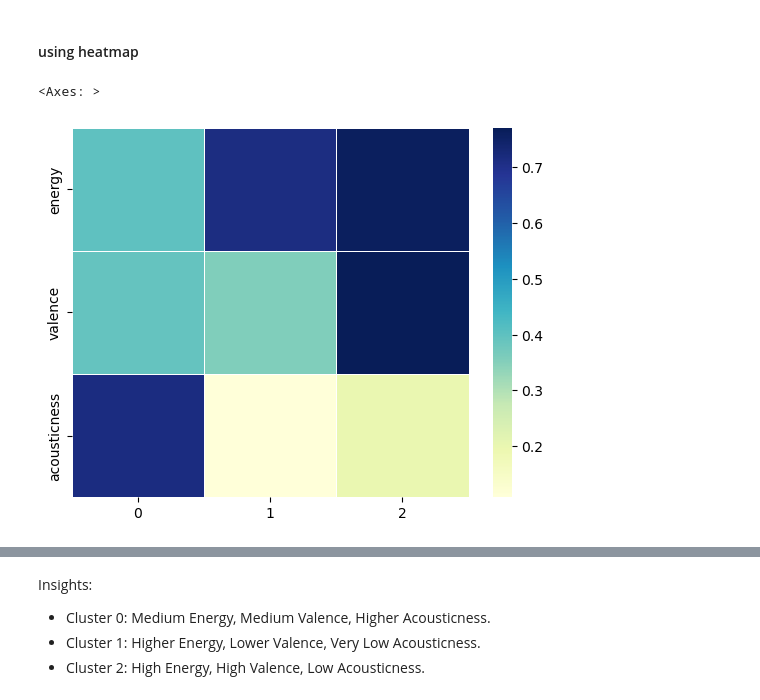
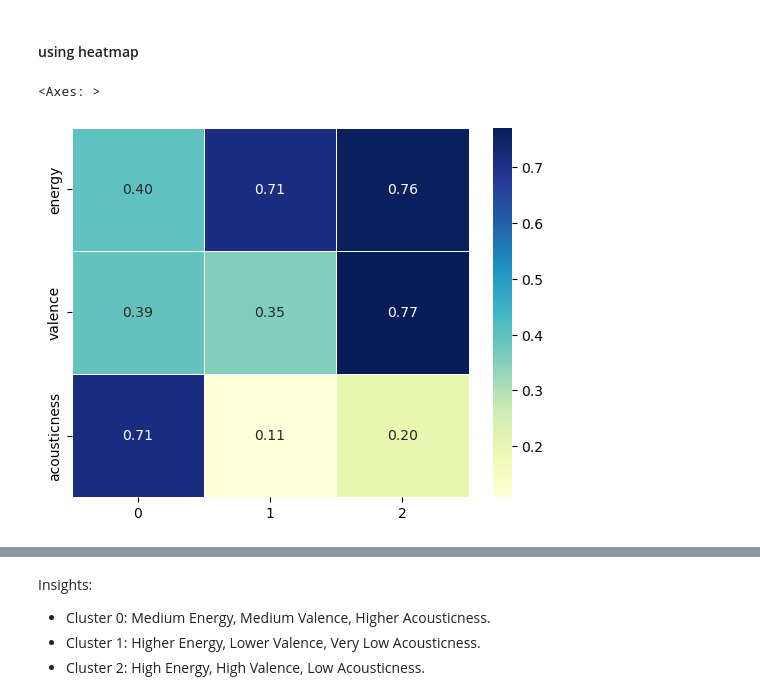
Before and after one commit to fishbrightwise/dap_artificial_dj, a Jupyter notebook: clustering.ipynb, the cells around one changed output, grey strips where cells are left out. Saved outputs shown, nothing was run; the diff lists cells and outputs as text; code cells hidden in the pictures.

```diff
--- a/clustering.ipynb
+++ b/clustering.ipynb
@@ -212,7 +220,7 @@ sns.heatmap(df.T,  linewidths=.5, cmap="YlGnBu")
 # .T means transpose -> row will become column and column will become row
 # %%
 clust_means_df = pd.DataFrame(kmeans.cluster_centers_, columns=['energy', 'valence', 'acousticness'])
-sns.heatmap(clust_means_df.T, linewidths=.5, cmap="YlGnBu")
+sns.heatmap(clust_means_df.T, linewidths=.5, cmap="YlGnBu", annot=True, fmt=".2f")
 # %% [output]
 <Axes: >
-[figure, old version]
+[figure, new version]
```
Also changed, not shown: parts of 7 cells of this notebook.
